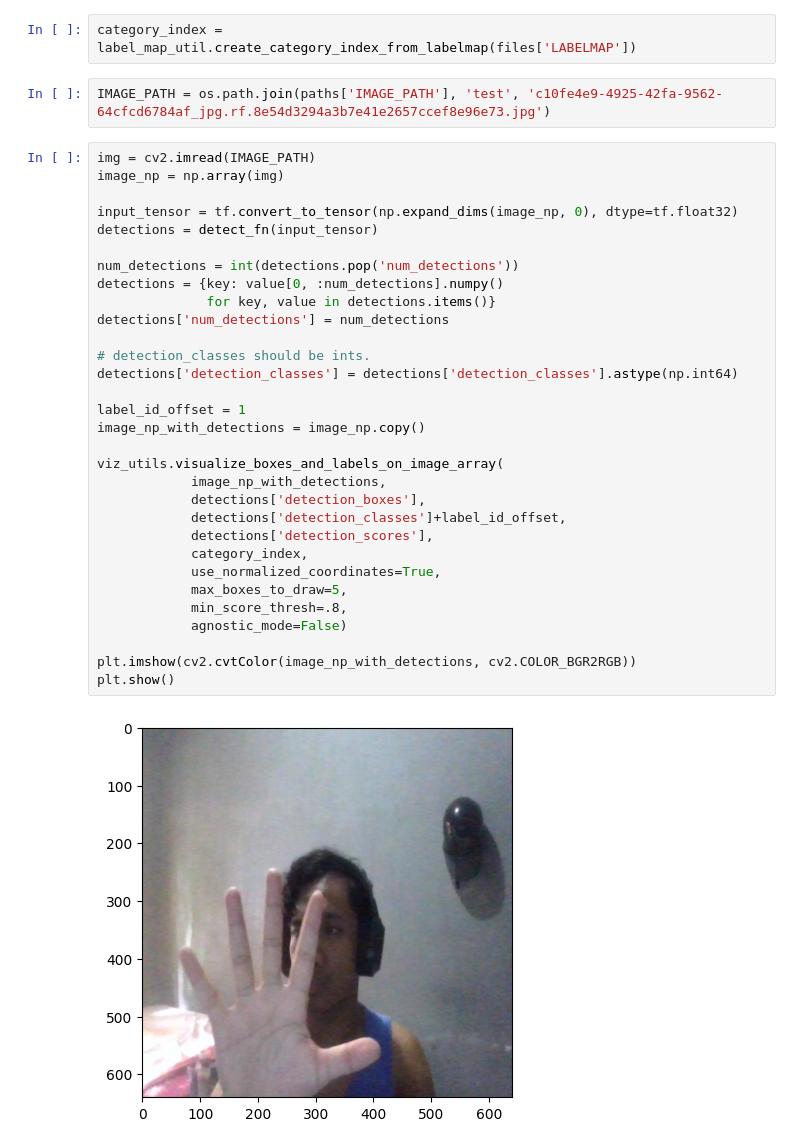
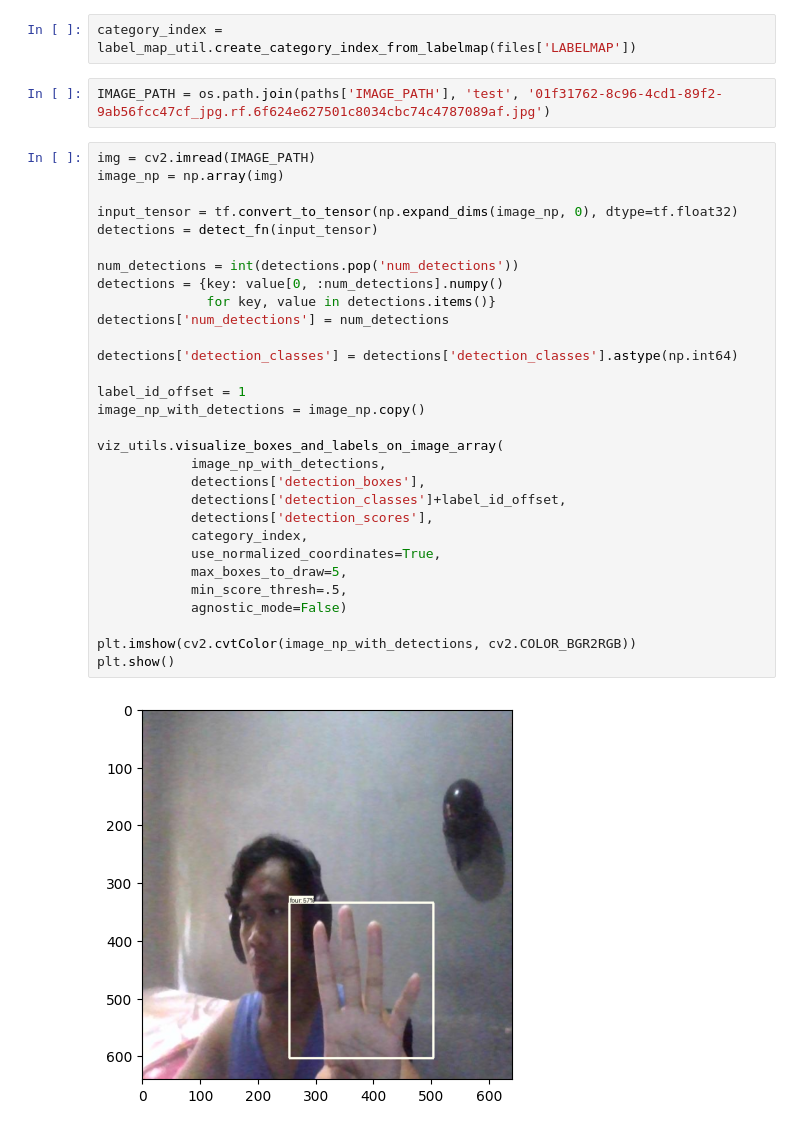
Before and after one commit to mausneg/advanced-computer-vision, a Jupyter notebook: object-detection/hand-signs/trainning.ipynb, the cells around one changed output. Drawn from its saved outputs; the diff is of its cells as text.

Commit message:
new example detecting test

```diff
--- a/object-detection/hand-signs/trainning.ipynb
+++ b/object-detection/hand-signs/trainning.ipynb
@@ -263,40 +263,39 @@ from matplotlib import pyplot as plt
 # %%
 category_index = label_map_util.create_category_index_from_labelmap(files['LABELMAP'])
 # %%
-IMAGE_PATH = os.path.join(paths['IMAGE_PATH'], 'test', 'c10fe4e9-4925-42fa-9562-64cfcd6784af_jpg.rf.8e54d3294a3b7e41e2657ccef8e96e73.jpg')
+IMAGE_PATH = os.path.join(paths['IMAGE_PATH'], 'test', '01f31762-8c96-4cd1-89f2-9ab56fcc47cf_jpg.rf.6f624e627501c8034cbc74c4787089af.jpg')
 # %%
 img = cv2.imread(IMAGE_PATH)
 image_np = np.array(img)
 
 input_tensor = tf.convert_to_tensor(np.expand_dims(image_np, 0), dtype=tf.float32)
 detections = detect_fn(input_tensor)
 
 num_detections = int(detections.pop('num_detections'))
 detections = {key: value[0, :num_detections].numpy()
               for key, value in detections.items()}
 detections['num_detections'] = num_detections
 
-# detection_classes should be ints.
 detections['detection_classes'] = detections['detection_classes'].astype(np.int64)
 
 label_id_offset = 1
 image_np_with_detections = image_np.copy()
 
 viz_utils.visualize_boxes_and_labels_on_image_array(
             image_np_with_detections,
             detections['detection_boxes'],
             detections['detection_classes']+label_id_offset,
             detections['detection_scores'],
             category_index,
             use_normalized_coordinates=True,
             max_boxes_to_draw=5,
-            min_score_thresh=.8,
+            min_score_thresh=.5,
             agnostic_mode=False)
 
 plt.imshow(cv2.cvtColor(image_np_with_detections, cv2.COLOR_BGR2RGB))
 plt.show()
 # %% [output]
-[figure, old version]
+[figure, new version]
 # %%
 cap = cv2.VideoCapture(0)
 width = int(cap.get(cv2.CAP_PROP_FRAME_WIDTH))
```
Also changed, not shown: parts of 1 cell of this notebook.
